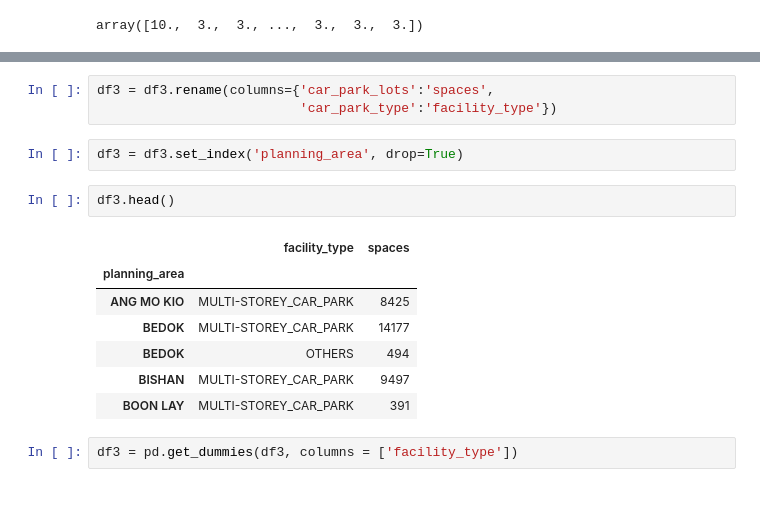
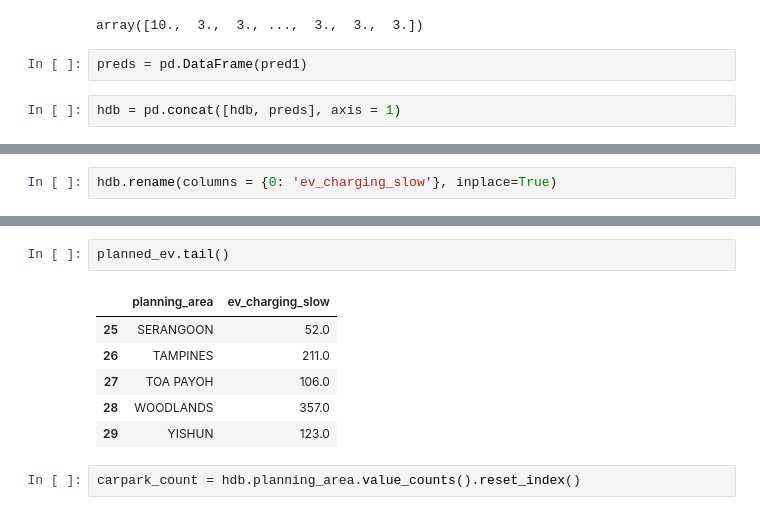
Before and after one commit to tzeyi-teh/Capstone, a Jupyter notebook: Part III - EDA, Modeling, Predictive Analysis.ipynb, the cells around one changed output, grey strips where cells are left out. Cells and saved outputs as stored; diff of their text form.

Commit message:
final preds

```diff
--- a/Part III - EDA, Modeling, Predictive Analysis.ipynb
+++ b/Part III - EDA, Modeling, Predictive Analysis.ipynb
@@ -510,3 +510,7 @@ pred1 = knn.predict(df2)
 pred1
 # %% [output]
 array([10.,  3.,  3., ...,  3.,  3.,  3.])
+# %%
+preds = pd.DataFrame(pred1)
+# %%
+hdb = pd.concat([hdb, preds], axis = 1)
@@ -512,0 +526,2 @@ array([10.,  3.,  3., ...,  3.,  3.,  3.])
+# %%
+hdb.rename(columns = {0: 'ev_charging_slow'}, inplace=True)
@@ -524,17 +541,11 @@ df3.head()
-# %%
-df3 = df3.rename(columns={'car_park_lots':'spaces',
-                          'car_park_type':'facility_type'})
-# %%
-df3 = df3.set_index('planning_area', drop=True)
-# %%
-df3.head()
-# %% [output]
-|  | facility_type | spaces |
-| planning_area |  |  |
-| ANG MO KIO | MULTI-STOREY_CAR_PARK | 8425 |
-| BEDOK | MULTI-STOREY_CAR_PARK | 14177 |
-| BEDOK | OTHERS | 494 |
-| BISHAN | MULTI-STOREY_CAR_PARK | 9497 |
-| BOON LAY | MULTI-STOREY_CAR_PARK | 391 |
-# %%
-df3 = pd.get_dummies(df3, columns = ['facility_type'])
+# %%
+planned_ev.tail()
+# %% [output]
+|  | planning_area | ev_charging_slow |
+| 25 | SERANGOON | 52.0 |
+| 26 | TAMPINES | 211.0 |
+| 27 | TOA PAYOH | 106.0 |
+| 28 | WOODLANDS | 357.0 |
+| 29 | YISHUN | 123.0 |
+# %%
+carpark_count = hdb.planning_area.value_counts().reset_index()
```
Also changed, not shown: parts of 13 cells of this notebook, 1 other file.
